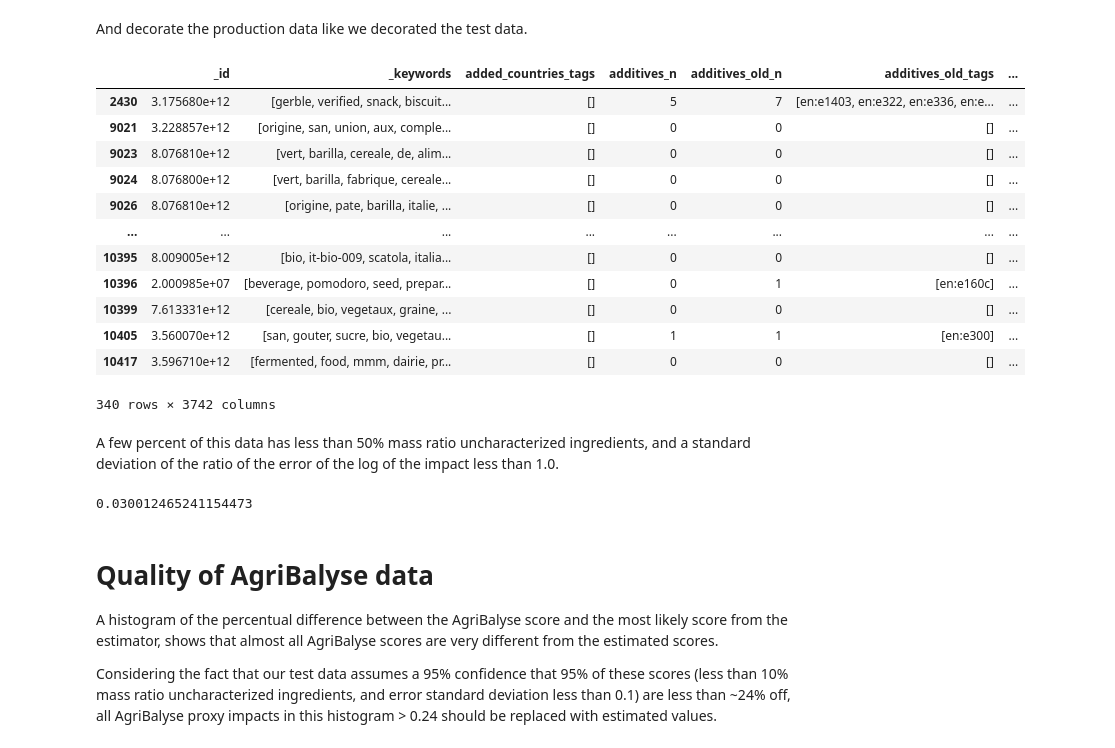
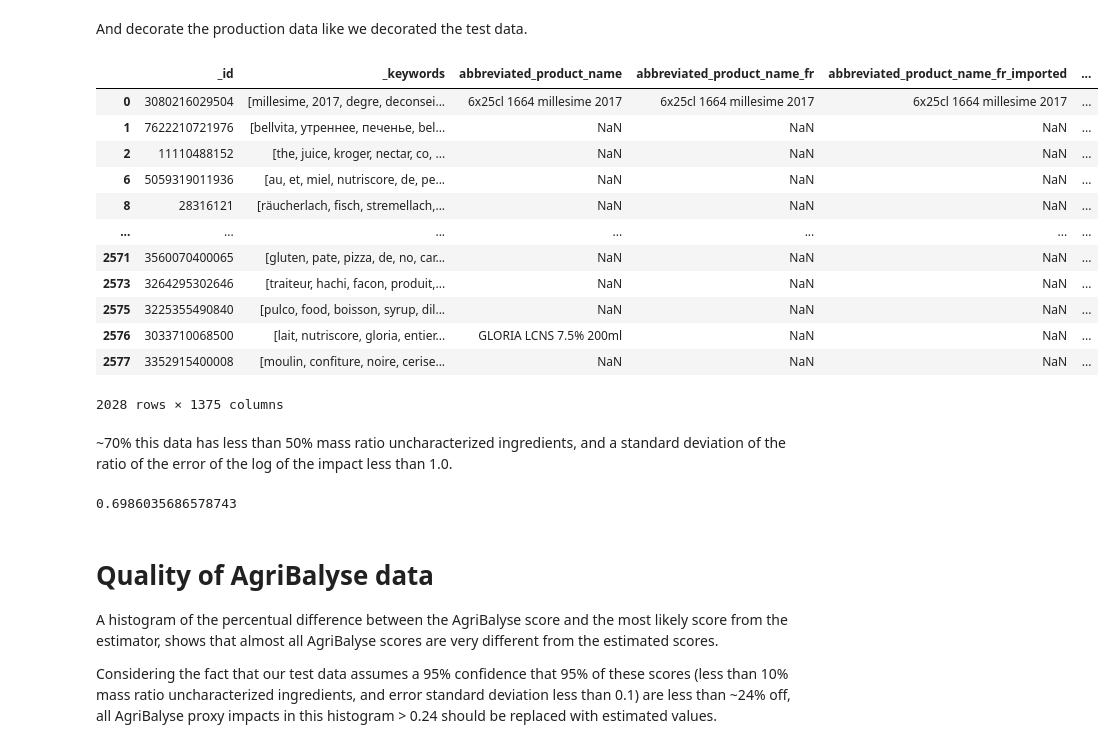
Before and after one commit to openfoodfacts/off-product-environmental-impact, a Jupyter notebook: analysis/colab/OFF impact estimator.ipynb, the cells around one changed output. Saved outputs shown, nothing was run; the diff lists cells and outputs as text; code cells hidden in the pictures.

```diff
--- a/analysis/colab/OFF impact estimator.ipynb
+++ b/analysis/colab/OFF impact estimator.ipynb
@@ -66,0 +46,4 @@ raw_data = pd.io.json.read_json(download_file_from_google_drive('1bXu_e5umpswGDa
+# %%
+!curl -C - -L -O https://github.com/openfoodfacts/off-product-environmental-impact/raw/master/analysis/colab/generated_test_data_with_randomly_provided_percentages_and_randomly_uncharacterized_ingredients.json.bz2
+!bunzip2 generated_test_data_with_randomly_provided_percentages_and_randomly_uncharacterized_ingredients.json.bz2
+raw_data = pd.io.json.read_json("generated_test_data_with_randomly_provided_percentages_and_randomly_uncharacterized_ingredients.json")
@@ -356,0 +337,4 @@ raw_prod_data = pd.io.json.read_json(StringIO(download_file_from_google_drive('1
+# %%
+!curl -C - -L -O https://github.com/openfoodfacts/off-product-environmental-impact/raw/master/analysis/colab/estimated_productopener_products.json.bz2
+!bunzip2 estimated_productopener_products.json.bz2
+raw_prod_data = pd.io.json.read_json("estimated_productopener_products.json")
@@ -359,51 +365,47 @@ And decorate the production data like we decorated the test data.
 # %%
 def prod_data_decoration(raw_data):
   # Filter out all successful estimations.
   data = raw_data[~raw_data['ecoscore_extended_data'].isnull()]
   # Filter out all successful estimations.
   data = data[data.ecoscore_extended_data.apply(lambda x: 'impact' in x)]
   # Filter out all successful estimations with EF single score.
-  data = data[data.ecoscore_extended_data.apply(lambda x: 'EF single score' in x['impact']['impacts_geom_means'])]
+  data = data[data.ecoscore_extended_data.apply(lambda x: 'EF_single_score' in x['impact']['likeliest_impacts'])]
   # Filter out all products without AgriBalyse data with agriculture value.
   data = data[data.ecoscore_data.apply(lambda x: 'agribalyse' in x and 'ef_agriculture' in x['agribalyse'])]
   # Decorate with log of the EF single score with the highest confidence score.
-  data['log_max_confidence_ef_single_score'] = data.ecoscore_extended_data.apply(lambda x: np.log(x['impact']['impact_distributions']['EF single score'][np.argmax(x['impact']['confidence_score_distribution'])]))
+  data['log_max_confidence_ef_single_score'] = data.ecoscore_extended_data.apply(lambda x: np.log(x['impact']['likeliest_impacts']['EF_single_score']))
   # Decorate with AgriBalyse proxy score.
   data['log_agribalyse_ef_single_score'] = data.ecoscore_data.apply(lambda x: np.log(float(x['agribalyse']['ef_agriculture'])))
   # Decorate with delta ratio between log of AgriBalyse EF single score and max confidence EF single score.
   data['delta_ratio_log_ef_single_score'] = ((data['log_agribalyse_ef_single_score'] - data['log_max_confidence_ef_single_score']) / data['log_max_confidence_ef_single_score']).abs()
   # Decorate with unrecognized ingredients.
-  data['n_ignored_ingredients'] = data.ecoscore_extended_data.apply(lambda x: len(x['impact']['ignored_unknown_ingredients']))
-  data['mass_ratio_uncharacterized'] = data.ecoscore_extended_data.apply(lambda x: x['impact']['uncharacterized_ingredients_mass_proportion']['impact'])
+  data['mass_ratio_uncharacterized'] = data.ecoscore_extended_data.apply(lambda x: x['impact']['mass_ratio_uncharacterized'])
   # Decorate with std dev of the generated ef single scores.
-  data['ef_single_score_log_std_dev'] = data.ecoscore_extended_data.apply(lambda x: np.std(np.log(x['impact']['impact_distributions']['EF single score'])))
-
-
+  data['ef_single_score_log_std_dev'] = data.ecoscore_extended_data.apply(lambda x: x['impact']['ef_single_score_log_stddev'])
   return data
 
 prod_data = prod_data_decoration(raw_prod_data)
-prod_data = prod_data[prod_data.n_ignored_ingredients == 0]
 prod_data
 # %% [output]
-|  | _id | _keywords | added_countries_tags | additives_n | additives_old_n | additives_old_tags | ... |
-| 2430 | 3.175680e+12 | [gerble, verified, snack, biscuit... | [] | 5 | 7 | [en:e1403, en:e322, en:e336, en:e... | ... |
-| 9021 | 3.228857e+12 | [origine, san, union, aux, comple... | [] | 0 | 0 | [] | ... |
-| 9023 | 8.076810e+12 | [vert, barilla, cereale, de, alim... | [] | 0 | 0 | [] | ... |
-| 9024 | 8.076800e+12 | [vert, barilla, fabrique, cereale... | [] | 0 | 0 | [] | ... |
-| 9026 | 8.076810e+12 | [origine, pate, barilla, italie, ... | [] | 0 | 0 | [] | ... |
-| ... | ... | ... | ... | ... | ... | ... | ... |
-| 10395 | 8.009005e+12 | [bio, it-bio-009, scatola, italia... | [] | 0 | 0 | [] | ... |
-| 10396 | 2.000985e+07 | [beverage, pomodoro, seed, prepar... | [] | 0 | 1 | [en:e160c] | ... |
-| 10399 | 7.613331e+12 | [cereale, bio, vegetaux, graine, ... | [] | 0 | 0 | [] | ... |
-| 10405 | 3.560070e+12 | [san, gouter, sucre, bio, vegetau... | [] | 1 | 1 | [en:e300] | ... |
-| 10417 | 3.596710e+12 | [fermented, food, mmm, dairie, pr... | [] | 0 | 0 | [] | ... |
+|  | _id | _keywords | abbreviated_product_name | abbreviated_product_name_fr | abbreviated_product_name_fr_imported | ... |
+| 0 | 3080216029504 | [millesime, 2017, degre, deconsei... | 6x25cl 1664 millesime 2017 | 6x25cl 1664 millesime 2017 | 6x25cl 1664 millesime 2017 | ... |
+| 1 | 7622210721976 | [bellvita, утреннее, печенье, bel... | NaN | NaN | NaN | ... |
+| 2 | 11110488152 | [the, juice, kroger, nectar, co, ... | NaN | NaN | NaN | ... |
+| 6 | 5059319011936 | [au, et, miel, nutriscore, de, pe... | NaN | NaN | NaN | ... |
+| 8 | 28316121 | [räucherlach, fisch, stremellach,... | NaN | NaN | NaN | ... |
+| ... | ... | ... | ... | ... | ... | ... |
+| 2571 | 3560070400065 | [gluten, pate, pizza, de, no, car... | NaN | NaN | NaN | ... |
+| 2573 | 3264295302646 | [traiteur, hachi, facon, produit,... | NaN | NaN | NaN | ... |
+| 2575 | 3225355490840 | [pulco, food, boisson, syrup, dil... | NaN | NaN | NaN | ... |
+| 2576 | 3033710068500 | [lait, nutriscore, gloria, entier... | GLORIA LCNS 7.5% 200ml | NaN | NaN | ... |
+| 2577 | 3352915400008 | [moulin, confiture, noire, cerise... | NaN | NaN | NaN | ... |
-340 rows × 3742 columns
+2028 rows × 1375 columns
 # %% [markdown]
-A few percent of this data has less than 50% mass ratio uncharacterized ingredients, and a standard deviation of the ratio of the error of the log of the impact less than 1.0.
+~70% this data has less than 50% mass ratio uncharacterized ingredients, and a standard deviation of the ratio of the error of the log of the impact less than 1.0.
 # %%
 float(prod_data[(prod_data.mass_ratio_uncharacterized < 0.5) & (prod_data.ef_single_score_log_std_dev < 1.0)].shape[0]) / float(raw_prod_data.shape[0])
 # %% [output]
-0.030012465241154473
+0.6986035686578743
 # %% [markdown]
 # Quality of AgriBalyse data
 
```
Also changed, not shown: parts of 25 cells of this notebook.
